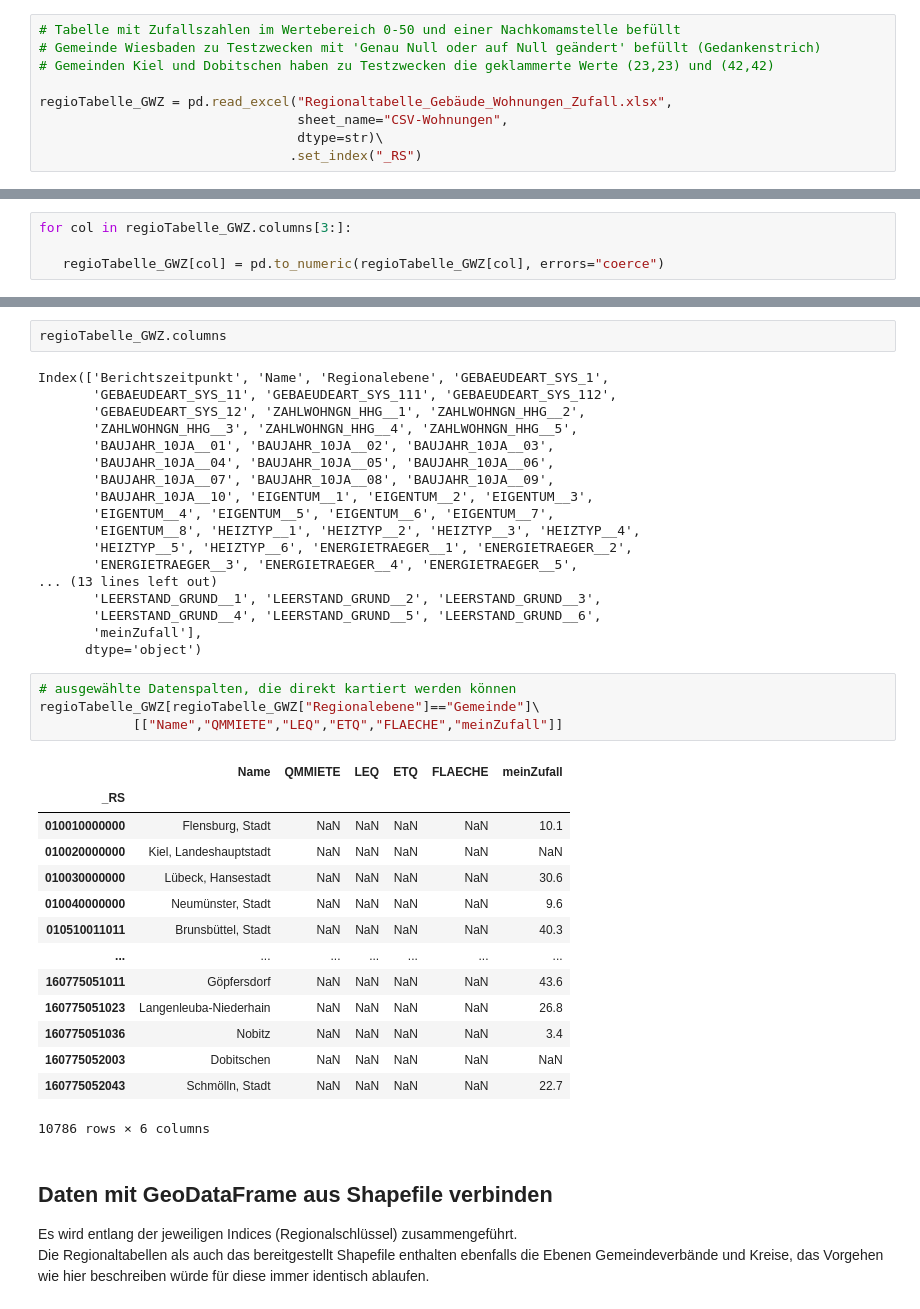
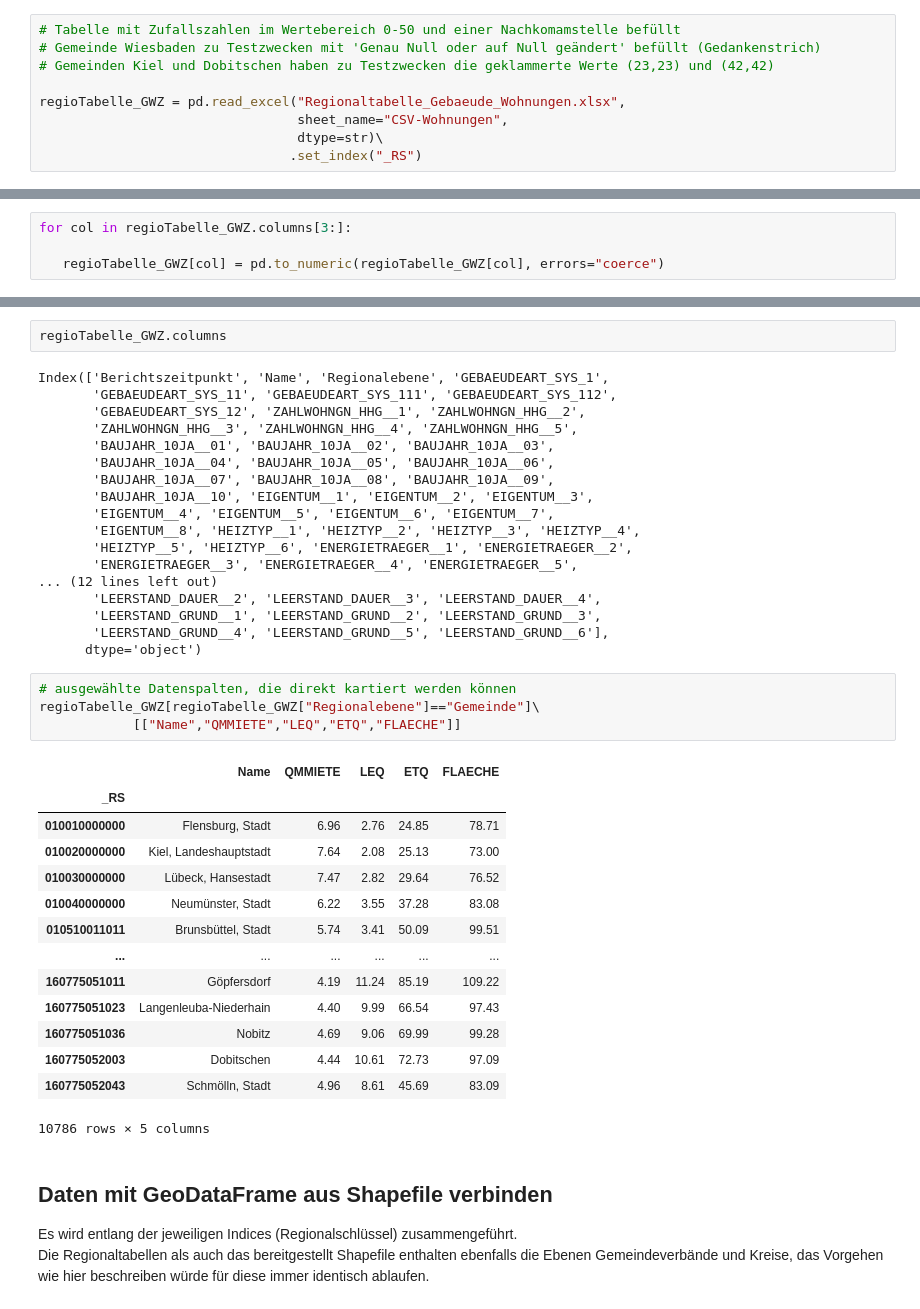
Before and after one commit to wahlatlas/zensus2022, a Jupyter notebook: beispielcode_karte.ipynb, the cells around one changed output, grey strips where cells are left out. Drawn from its saved outputs; the diff is of its cells as text.

```diff
--- a/beispielcode_karte.ipynb
+++ b/beispielcode_karte.ipynb
@@ -94,7 +94,7 @@ zu Zahlen konvertiert, einschließlich `NaN` wenn das scheitert
 # Gemeinde Wiesbaden zu Testzwecken mit 'Genau Null oder auf Null geändert' befüllt (Gedankenstrich)
 # Gemeinden Kiel und Dobitschen haben zu Testzwecken die geklammerte Werte (23,23) und (42,42)
 
-regioTabelle_GWZ = pd.read_excel("Regionaltabelle_Gebäude_Wohnungen_Zufall.xlsx",
+regioTabelle_GWZ = pd.read_excel("Regionaltabelle_Gebaeude_Wohnungen.xlsx",
                                  sheet_name="CSV-Wohnungen",
                                  dtype=str)\
                                 .set_index("_RS")
@@ -166,30 +166,30 @@ Index(['Berichtszeitpunkt', 'Name', 'Regionalebene', 'GEBAEUDEART_SYS_1',
        'EIGENTUM__8', 'HEIZTYP__1', 'HEIZTYP__2', 'HEIZTYP__3', 'HEIZTYP__4',
        'HEIZTYP__5', 'HEIZTYP__6', 'ENERGIETRAEGER__1', 'ENERGIETRAEGER__2',
        'ENERGIETRAEGER__3', 'ENERGIETRAEGER__4', 'ENERGIETRAEGER__5',
-... (13 lines left out)
+... (12 lines left out)
+       'LEERSTAND_DAUER__2', 'LEERSTAND_DAUER__3', 'LEERSTAND_DAUER__4',
        'LEERSTAND_GRUND__1', 'LEERSTAND_GRUND__2', 'LEERSTAND_GRUND__3',
-       'LEERSTAND_GRUND__4', 'LEERSTAND_GRUND__5', 'LEERSTAND_GRUND__6',
-       'meinZufall'],
+       'LEERSTAND_GRUND__4', 'LEERSTAND_GRUND__5', 'LEERSTAND_GRUND__6'],
       dtype='object')
 # %%
 # ausgewählte Datenspalten, die direkt kartiert werden können
 regioTabelle_GWZ[regioTabelle_GWZ["Regionalebene"]=="Gemeinde"]\
-            [["Name","QMMIETE","LEQ","ETQ","FLAECHE","meinZufall"]]
+            [["Name","QMMIETE","LEQ","ETQ","FLAECHE"]]
 # %% [output]
-|  | Name | QMMIETE | LEQ | ETQ | FLAECHE | meinZufall |
-| _RS |  |  |  |  |  |  |
-| 010010000000 | Flensburg, Stadt | NaN | NaN | NaN | NaN | 10.1 |
-| 010020000000 | Kiel, Landeshauptstadt | NaN | NaN | NaN | NaN | NaN |
-| 010030000000 | Lübeck, Hansestadt | NaN | NaN | NaN | NaN | 30.6 |
-| 010040000000 | Neumünster, Stadt | NaN | NaN | NaN | NaN | 9.6 |
-| 010510011011 | Brunsbüttel, Stadt | NaN | NaN | NaN | NaN | 40.3 |
-| ... | ... | ... | ... | ... | ... | ... |
-| 160775051011 | Göpfersdorf | NaN | NaN | NaN | NaN | 43.6 |
-| 160775051023 | Langenleuba-Niederhain | NaN | NaN | NaN | NaN | 26.8 |
-| 160775051036 | Nobitz | NaN | NaN | NaN | NaN | 3.4 |
-| 160775052003 | Dobitschen | NaN | NaN | NaN | NaN | NaN |
-| 160775052043 | Schmölln, Stadt | NaN | NaN | NaN | NaN | 22.7 |
+|  | Name | QMMIETE | LEQ | ETQ | FLAECHE |
+| _RS |  |  |  |  |  |
+| 010010000000 | Flensburg, Stadt | 6.96 | 2.76 | 24.85 | 78.71 |
+| 010020000000 | Kiel, Landeshauptstadt | 7.64 | 2.08 | 25.13 | 73.00 |
+| 010030000000 | Lübeck, Hansestadt | 7.47 | 2.82 | 29.64 | 76.52 |
+| 010040000000 | Neumünster, Stadt | 6.22 | 3.55 | 37.28 | 83.08 |
+| 010510011011 | Brunsbüttel, Stadt | 5.74 | 3.41 | 50.09 | 99.51 |
+| ... | ... | ... | ... | ... | ... |
+| 160775051011 | Göpfersdorf | 4.19 | 11.24 | 85.19 | 109.22 |
+| 160775051023 | Langenleuba-Niederhain | 4.40 | 9.99 | 66.54 | 97.43 |
+| 160775051036 | Nobitz | 4.69 | 9.06 | 69.99 | 99.28 |
+| 160775052003 | Dobitschen | 4.44 | 10.61 | 72.73 | 97.09 |
+| 160775052043 | Schmölln, Stadt | 4.96 | 8.61 | 45.69 | 83.09 |
-10786 rows × 6 columns
+10786 rows × 5 columns
 # %% [markdown]
 ## Daten mit GeoDataFrame aus Shapefile verbinden
 Es wird entlang der jeweiligen Indices (Regionalschlüssel) zusammengeführt.
```
Also changed, not shown: parts of 9 cells of this notebook.
